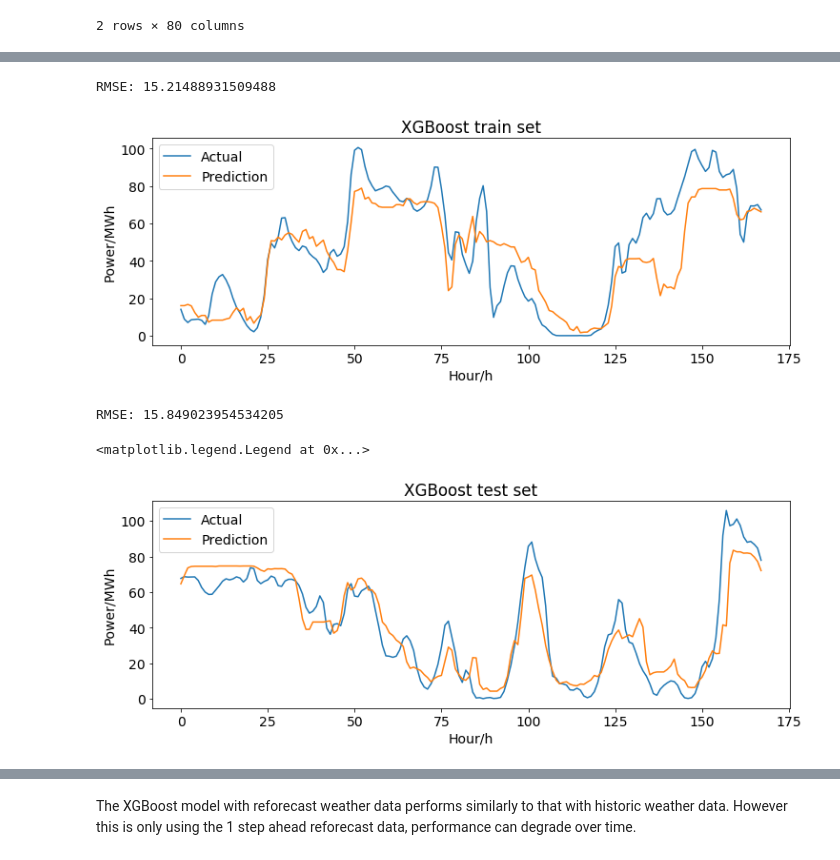
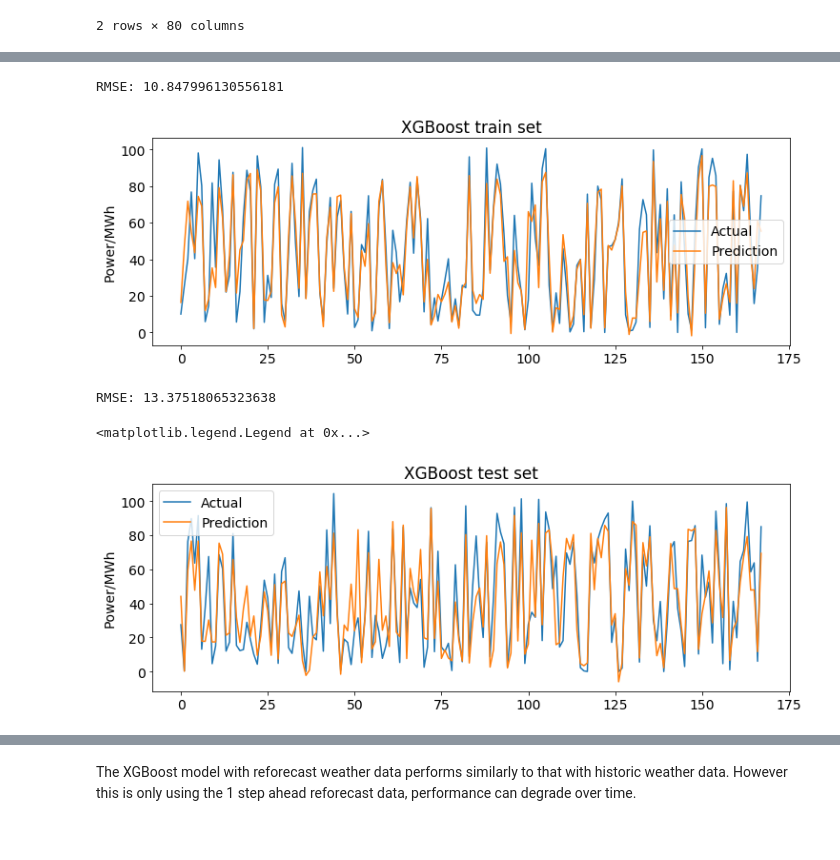
Before and after one commit to hengwang322/wind_power_prediction, a Jupyter notebook: Wind_power_prediction.ipynb, the cells around one changed output, grey strips where cells are left out. Saved outputs shown, nothing was run; the diff lists cells and outputs as text; code cells hidden in the pictures.

```diff
--- a/Wind_power_prediction.ipynb
+++ b/Wind_power_prediction.ipynb
@@ -617,5 +617,5 @@ To potentially improve the performance of the regression model, the power data i
 # %%
-df = pd.read_csv('./datasets/Processed'+farm+'.csv')
+df = pd.read_csv('./datasets/processed_'+farm+'.csv')
 # %%
 import pywt
 cA1, cD1 = pywt.dwt(df.power, 'db4')
@@ -877,7 +893,7 @@ LSTM performs well on 1 step ahead prediction. For the 24 step ahead prediction,
 # %% [markdown]
 ### XGBoost on reforecast data
 # %%
-df = pd.read_csv('./predictions/'+farm+'.csv')
+df = pd.read_csv('./datasets/rf_'+farm+'.csv')
 # %%
 cA1, cD1 = pywt.dwt(df.power, 'db4')
 A1 = pywt.idwt(cA1,None, 'db4')
@@ -923,3 +934,10 @@ y_train, y_test = y.iloc[0:train_size].values, y.iloc[train_size:len(df)].values
+# %%
+X_train, X_test, y_train, y_test = train_test_split(X,y,train_size=0.9,random_state=42)
+
+X_train.reset_index(drop=True,inplace=True)
+X_test.reset_index(drop=True,inplace=True)
+y_train.reset_index(drop=True,inplace=True)
+y_test.reset_index(drop=True,inplace=True)
 # %%
 ss = RobustScaler()
 Xs_train = ss.fit_transform(X_train)
@@ -927,5 +945,7 @@ Xs_test = ss.transform(X_test)
 # %%
 eval_set = [(Xs_train, y_train), (Xs_test, y_test)]
 # %%
-xgb_rf=xgb.XGBRegressor(reg_alpha=0.1, reg_lambda=1, colsample_bytree=0.7, learning_rate=0.100, gamma=0.1, n_estimators=500,
-              max_depth=5, min_child_weight=3)
+xgb_rf=xgb.XGBRegressor(reg_alpha=0.1, reg_lambda=2.5, colsample_bytree=0.5, learning_rate=0.100, gamma=0.1,
+              max_depth=4, min_child_weight=6, n_estimators=500)
+xgb_rf.fit(Xs_train, y_train, eval_metric ='rmse',eval_set=eval_set,verbose=False,early_stopping_rounds=50);
+results = xgb_rf.evals_result()
@@ -942,27 +958,25 @@ plt.plot(results['validation_1']['rmse'])
 # %%
 print('RMSE: '+str(mse(y_train, xgb_rf.predict(Xs_train),squared=False)))
 plt.plot(y_train[:168],label='Actual')
 plt.plot(xgb_rf.predict(Xs_train)[:168],label='Prediction')
-plt.xlabel('Hour/h')
 plt.ylabel('Power/MWh')
 plt.title('XGBoost train set')
 plt.legend()
 plt.show()
 # %% [output]
-RMSE: 15.21488931509488
+RMSE: 10.847996130556181
-[figure, old version]
+[figure, new version]
 # %%
 print('RMSE: '+str(mse(y_test, xgb_rf.predict(Xs_test),squared=False)))
 plt.plot(y_test[:168],label='Actual')
 plt.plot(xgb_rf.predict(Xs_test)[:168],label='Prediction')
-plt.xlabel('Hour/h')
 plt.ylabel('Power/MWh')
 plt.title('XGBoost test set')
 plt.legend()
 # %% [output]
-RMSE: 15.849023954534205
+RMSE: 13.37518065323638
 <matplotlib.legend.Legend at 0x...>
-[figure, old version]
+[figure, new version]
 # %%
 xgbcoef_rf = pd.DataFrame({'feature':X.columns,
                         'importance': xgb_rf.feature_importances_*100})
```
Also changed, not shown: parts of 24 cells of this notebook, 4 other files.
